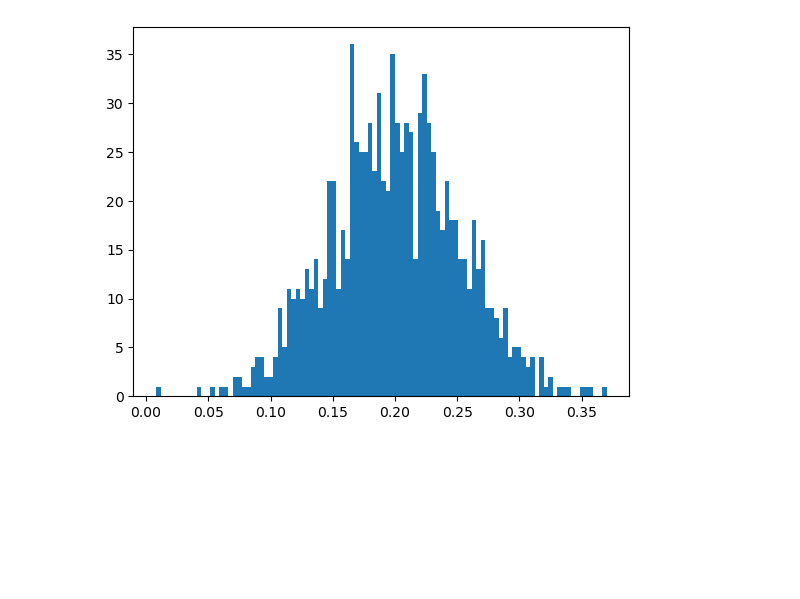
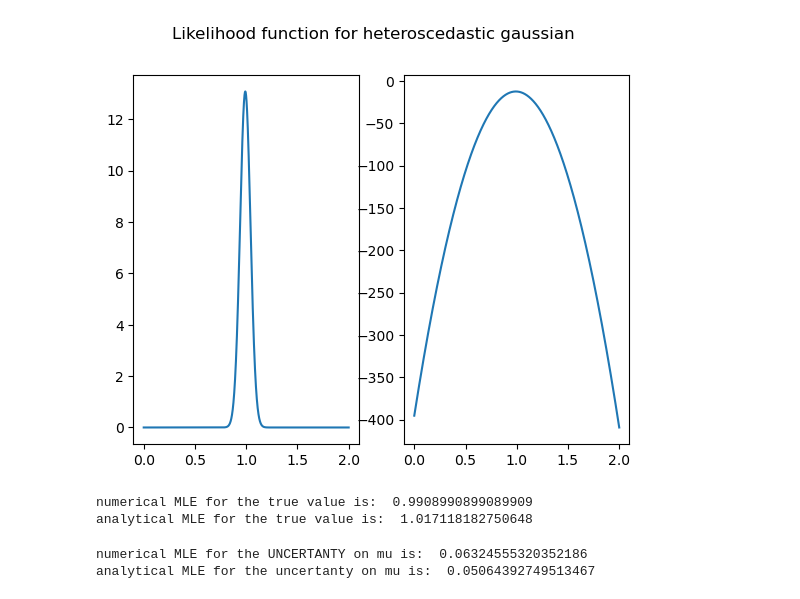
Before and after one commit to robertoinfurna/astrostatistics_bicocca_2024, a Jupyter notebook: working/Maximum_likelihood.ipynb, the cells around one changed output. Cells and saved outputs as stored; diff of their text form; code cells hidden in the pictures; blank space fills up the shorter version.

```diff
--- a/working/Maximum_likelihood.ipynb
+++ b/working/Maximum_likelihood.ipynb
@@ -66,10 +64,11 @@ analytical MLE for the true value is:  0.9991701749349216
 # %%
 #to find the error we use Fisher matrix
 #we need second derivative of log_L computed in the real value estimator computed above
-x = np.linspace(0,2,10000)
+
 dx = np.diff(x)[0]
 der_log_L = np.diff(log_likelihood_gaus)/dx #derivative of function log_L
 der2_log_L = np.diff(der_log_L)/dx #second derivative of function log L
+#if we want to plot derivative and second derivative of log function
 #x = np.delete(x, len(x)-1)
 #plt.plot(x,der_log_L)
 #x = np.delete(x, len(x)-1)
@@ -85,6 +84,6 @@ analytical MLE for the uncertanty on mu is:  0.006324555320336759
 # %%
-x = np.linspace(0,2,10000)
-plt.plot(x, 10**-88*likelihood_gaus)
+plt.plot(x, likelihood_gaus)
 plt.plot(x, gaussian_analytical(mu,sigma_mu))
 plt.xlim(0.9,1.1)
+plt.show()
 # %% [output]
@@ -92,0 +91,13 @@ plt.xlim(0.9,1.1)
+# %%
+N = 10 #numbers of measurements with the telescope: each measurment consists of one data from underlying gaussian distribution with some sigma.
+errors = []
+for i in range(N):
+    errors.append(random.gauss(0.2,0.05)) #errors from a given distribution with mu=0.2, sigma=0.05
+
+measurements = []
+for i in range(N):
+    measurements.append(random.gauss(1,errors[i])) #numbers from a given distribution with mu=1, sigma=0.2
+
+plt.hist(measurements,100) #density=True
+
+for i in range(N): plt.plot(x,gaussian_analytical(measurements[i],errors[i]))
@@ -93,13 +106,61 @@ plt.xlim(0.9,1.1)
 # %%
-#get on with heteroscedastic
+#heteroscedastic gaussian
 #add normally distributed errors to each measure
 errors = []
 for i in range(N):
     errors.append(random.gauss(0.2,0.05)) #errors from a given distribution with mu=0.2, sigma=0.05
 
-def likelihood_gaus(measurements, mu_parameter, sigma_parameter):
+
+def likelihood_gaus_het(measurements, mu_parameter, errors):
     L = 1.
-    for x in measurements: L = L*gaussian_probability(x,mu_parameter, sigma_parameter)
+    for i in range(len(measurements)): L = L*gaussian_probability(measurements[i],mu_parameter, errors[i])
     return L
+
+def log_likelihood_gaus_het(measurements, mu_parameter, sigma_parameter): #is it usefull to use this?
+    log_L = 0
+    for i in range(len(measurements)): log_L += -((measurements[i]-mu_parameter)/errors[i])**2
+    return log_L #return np.log(likelihood_gaus(measurements, mu_parameter, sigma_parameter))
+
+
+likelihood_gaus_het = likelihood_gaus_het(measurements, x, errors)
+log_likelihood_gaus_het = log_likelihood_gaus_het(measurements, x, errors)
+
+fig, (ax1, ax2) = plt.subplots(1, 2)
+fig.suptitle('Likelihood function for heteroscedastic gaussian')
+ax1.plot(x, likelihood_gaus_het)
+ax2.plot(x, log_likelihood_gaus_het)
+plt.show()
+
+#to find the maximum likelihood estimator NUMERICALLY
+max_index = np.argsort(log_likelihood_gaus_het)[::-1][0]
+mu = x[max_index]
+print("numerical MLE for the true value is: ",mu)
+
+#we can compare it with the mean (ANALYTICAL MLE):
+print("analytical MLE for the true value is: ",np.mean(measurements))
 # %% [output]
-[figure, old version]
+[figure, new version]
+numerical MLE for the true value is:  0.9908990899089909
+analytical MLE for the true value is:  1.017118182750648
+# %%
+#to find the error we use Fisher matrix
+#we need second derivative of log_L computed in the real value estimator computed above
+
+dx = np.diff(x)[0]
+der_log_L = np.diff(log_likelihood_gaus)/dx #derivative of function log_L
+der2_log_L = np.diff(der_log_L)/dx #second derivative of function log L
+#if we want to plot derivative and second derivative of log function
+#x = np.delete(x, len(x)-1)
+#plt.plot(x,der_log_L)
+#x = np.delete(x, len(x)-1)
+#plt.plot(x,der2_log_L)
+F_11 = -der2_log_L[max_index] #element of Fisher matrix
+sigma_mu = np.sqrt(1/F_11)
+print("numerical MLE for the UNCERTANTY on mu is: ",sigma_mu)
+#we can compare it with the mean (ANALYTICAL MLE):
+sum=0
+for i in range(N): sum += errors[i]**-2
+print("analytical MLE for the uncertanty on mu is: ",sum**-0.5)
+# %% [output]
+numerical MLE for the UNCERTANTY on mu is:  0.06324555320352186
+analytical MLE for the uncertanty on mu is:  0.05064392749513467
```
Also changed, not shown: parts of 6 cells of this notebook.
